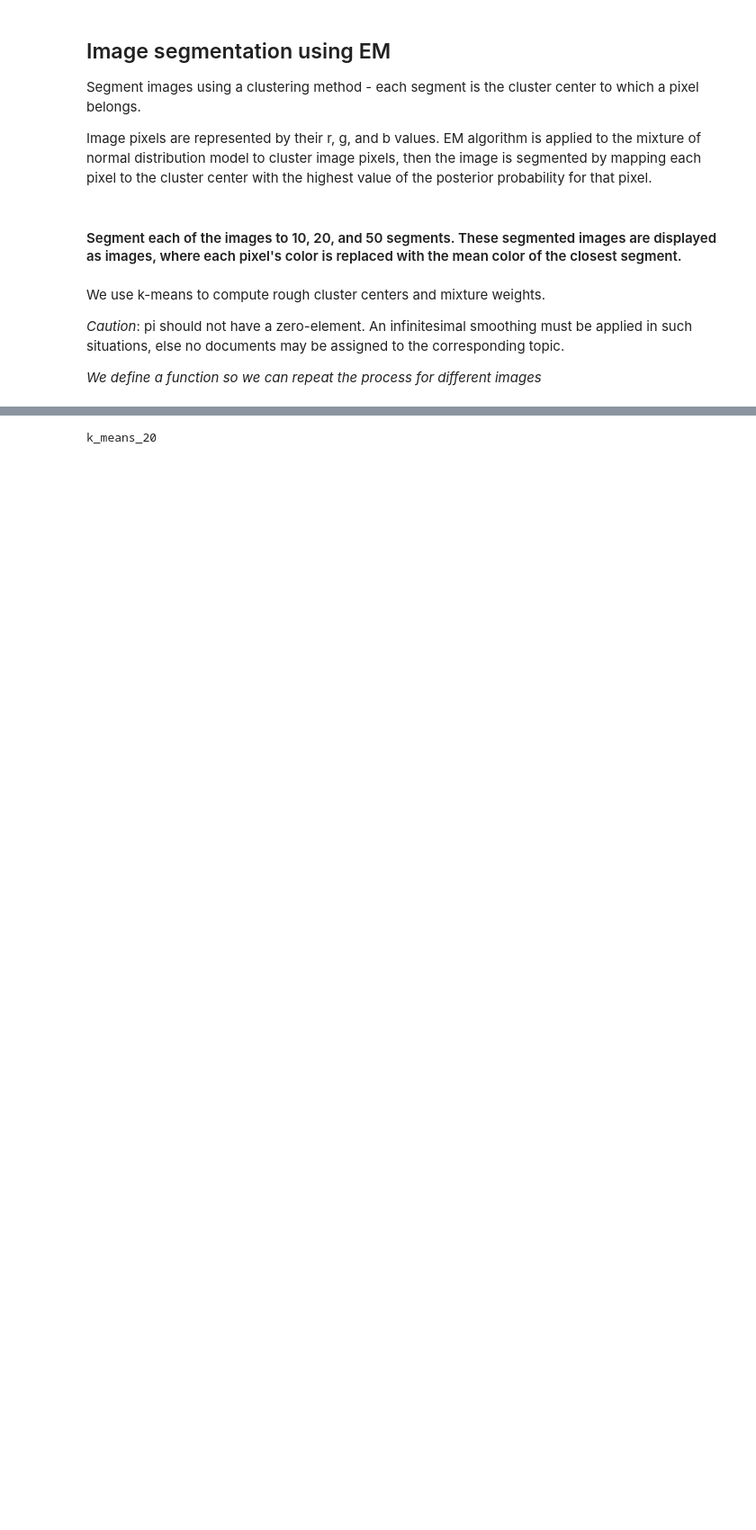
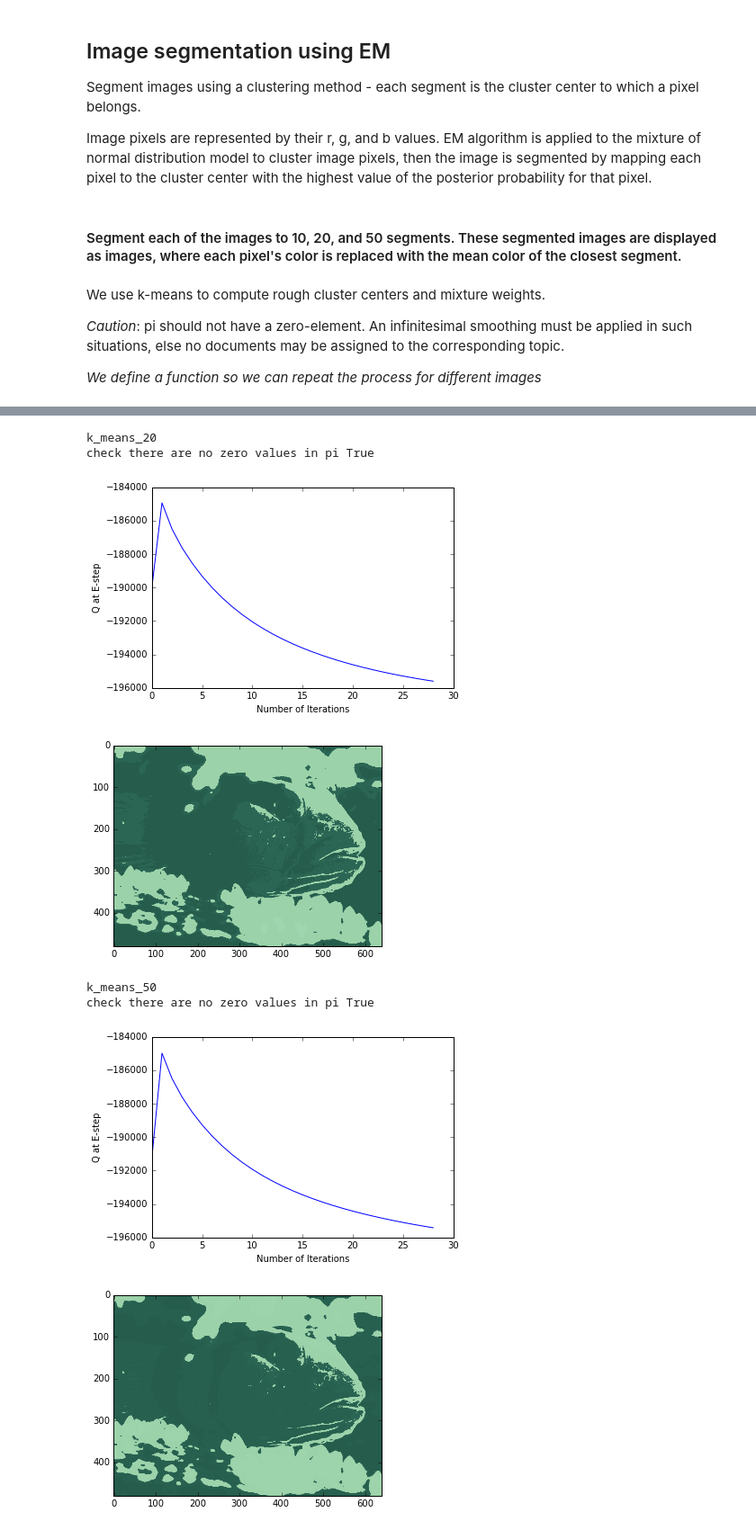
Before and after one commit to zpahuja/EM, a Jupyter notebook: Image segmentation using EM.ipynb, the cells around one changed output, grey strips where cells are left out. Shown at 90% size. Saved outputs shown, nothing was run; the diff lists cells and outputs as text; code cells hidden in the pictures; blank space fills up the shorter version.

```diff
--- a/Image segmentation using EM.ipynb
+++ b/Image segmentation using EM.ipynb
@@ -32,13 +32,15 @@ We use k-means to compute rough cluster centers and mixture weights.
 
 *We define a function so we can repeat the process for different images*
 # %%
-CONVERGENCE_THRESHOLD = 0.0001
+CONVERGENCE_THRESHOLD = 100
 
-def EM(X, img_name, W, H):
+def EM(X, img_name, W, H, center, scale):
     """
     Function that performs EM for image segmentation for [10, 20, 50] segments and displays results as image
     :param X: data matrix where each row is [R,G,B]
     """
+    plt_num = 1
+
     estimators = {'k_means_10': KMeans(n_clusters=10),
                   'k_means_20': KMeans(n_clusters=20),
                   'k_means_50': KMeans(n_clusters=50)}
@@ -64,6 +66,7 @@ def EM(X, img_name, W, H):
 
         ### EM ###
         prev_Q = sys.maxsize
+        list_of_q = []
 
         while True:
 
@@ -78,7 +81,7 @@ def EM(X, img_name, W, H):
 
             # compute Q without constant K
             Q = np.sum(ll * w)
-            print(Q)
+            list_of_q.append(Q)
 
             # check for convergence
             if abs(Q - prev_Q) <= CONVERGENCE_THRESHOLD:
@@ -95,13 +98,25 @@ def EM(X, img_name, W, H):
             # update pi
             pi = np.sum(w, 0)/ NUM_PIXELS
 
+        # plot convergence of Q as we progress through EM
+        plt.figure(plt_num)
+        plt.plot(list_of_q)
+        plt.xlabel("Number of Iterations")
+        plt.ylabel("Q at E-step")
+        plt.show()
+        plt_num += 1
+
         # display result as segmented image
-        segmented_img_rgb = np.zeros((W, H, 3), dtype=np.uint8)
-        for i in range(NUM_PIXELS):
-            pixel_cluster = np.argmax(w[i,])
-            row_index = int(i/W)
-            col_index = i % H
-            segmented_img_rgb[row_index, col_index, ] = means[pixel_cluster, ]
+        segmented_img_rgb = np.zeros((H, W, 3), dtype=np.uint8)
+        for i in range(H):
+            for j in range(W):
+                idx = (i-1) * W + j
+                pixel = X[idx,]
+                pixel_segment_id = np.argmax(w[idx,])
+                segmented_img_rgb[i,j,] = means[pixel_segment_id,] * scale + center
 
+        plt.figure(plt_num)
         plt.imshow(segmented_img_rgb) # show segmented image
+        plt.show()
+        plt_num += 1
         misc.imsave('images/' + img_name + name + '.jpg', segmented_img_rgb) # save segmented image
@@ -108,11 +127,20 @@ def EM(X, img_name, W, H):
 # %%
 # read data
 goby_img = misc.imread('images/goby.jpg')
-(W, H, N) = goby_img.shape
+(H, W, N) = goby_img.shape
 data = goby_img.reshape((H * W, N))
+data_centers = np.mean(data, 0)
+data_scale = np.std(data, 0)
 data = pre.scale(data)
 
 # run EM
-EM(data, 'goby_', W, H)
+EM(data, 'goby_', W, H, data_centers, data_scale)
 # %% [output]
 k_means_20
+check there are no zero values in pi True
+[figure, added]
+[figure, added]
+k_means_50
+check there are no zero values in pi True
+[figure, added]
+[figure, added]
```
Also changed, not shown: parts of 8 cells of this notebook, 19 other files.
